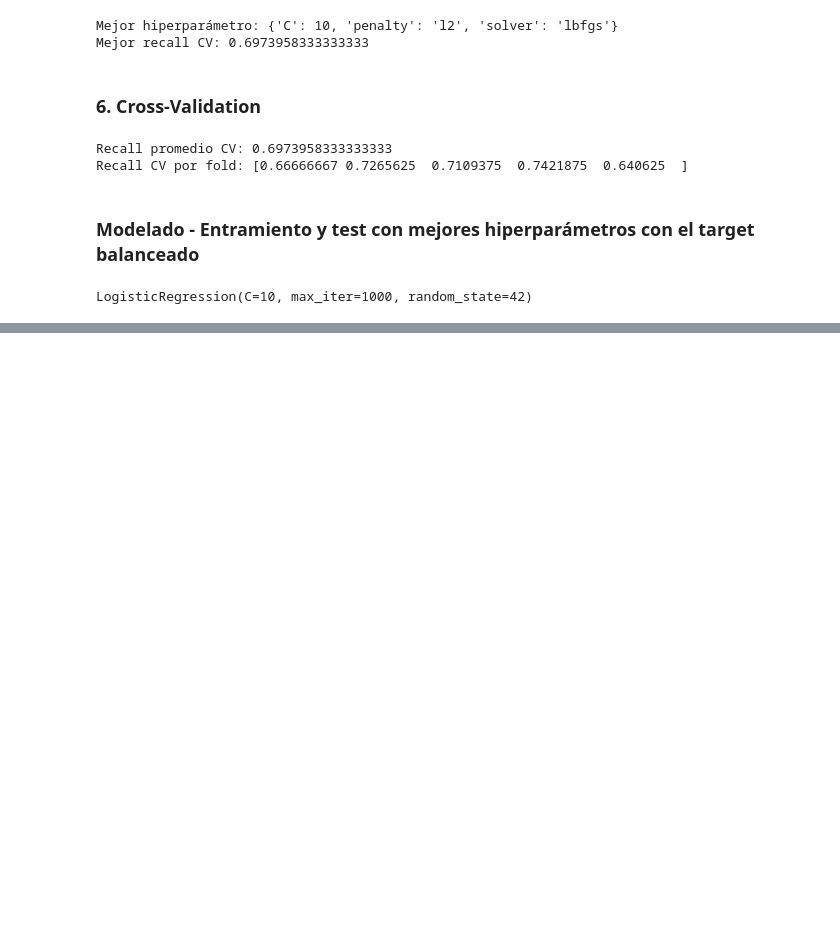
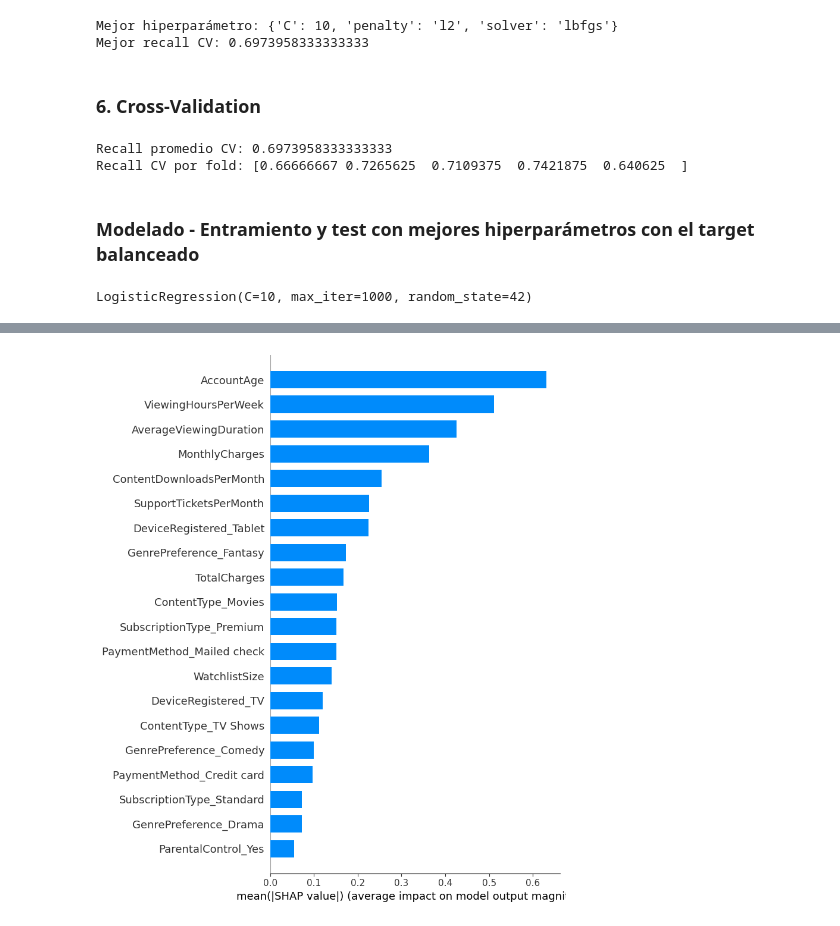
Before and after one commit to Rdorta08/ML_PowerBI, a Jupyter notebook: notebooks/notebook.ipynb, the cells around one changed output, grey strips where cells are left out. Saved outputs shown, nothing was run; the diff lists cells and outputs as text; code cells hidden in the pictures; blank space fills up the shorter version.

```diff
--- a/notebooks/notebook.ipynb
+++ b/notebooks/notebook.ipynb
@@ -694,0 +732,13 @@ weighted avg       0.81      0.71      0.74       193
+# %%
+# Utilizaremos LinearExplainer - RL
+explainer = shap.LinearExplainer(clf_final, X_train_res, feature_perturbation="interventional")
+# %%
+# Caluclaremos SHAP values en test (positivo -> mayor probabilidad de churn)
+shap_values = explainer.shap_values(X_test_final)
+# %%
+#Resumen de los valores SHAP para cada característica
+
+plt.figure(figsize=(5,4))
+shap.summary_plot(shap_values, X_test_final, plot_type="bar")
+# %% [output]
+[figure, added]
```
Also changed, not shown: parts of 11 cells of this notebook, 9 other files.
